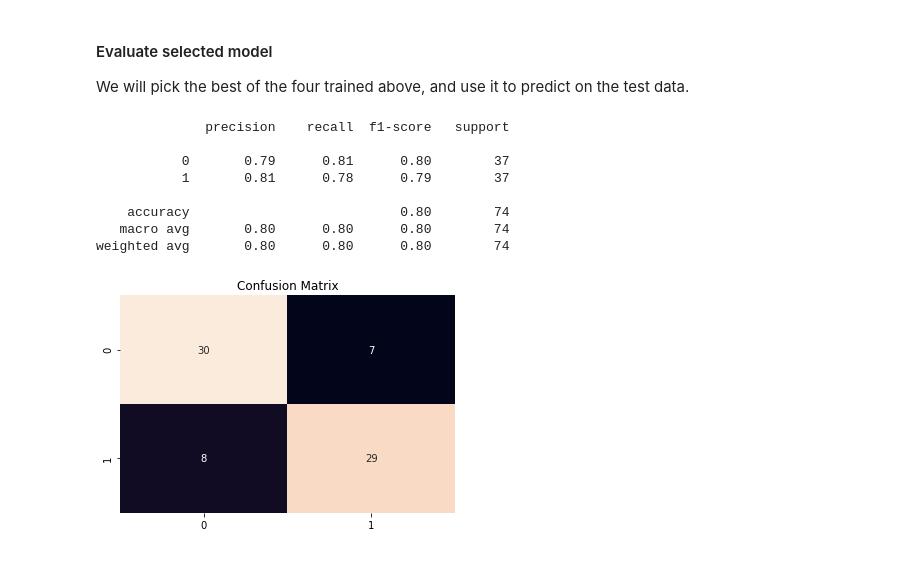
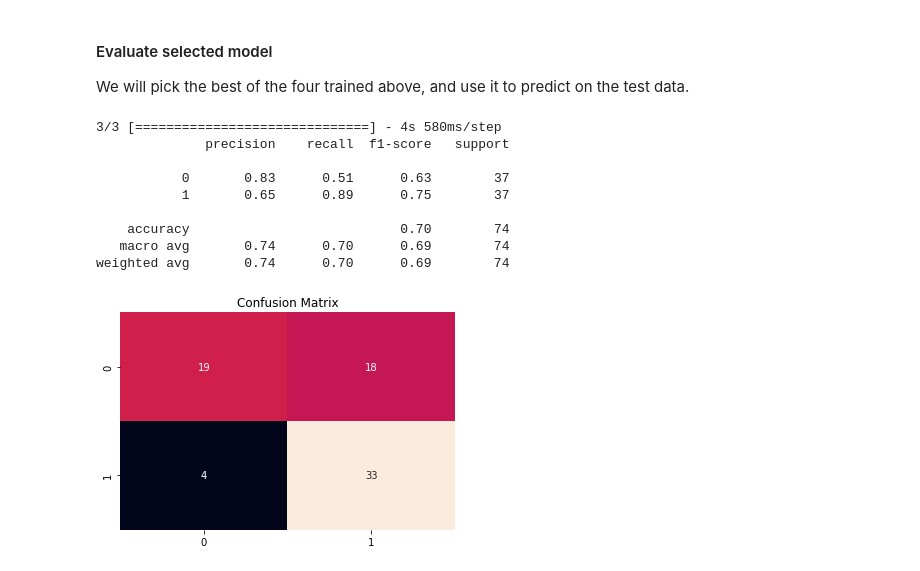
Before and after one commit to karencfisher/AI-Academy-ML-capstone, a Jupyter notebook: Project/time_reconstructed_BiLSTM.ipynb, the cells around one changed output. Cells and saved outputs as stored; diff of their text form; code cells hidden in the pictures.

```diff
--- a/Project/time_reconstructed_BiLSTM.ipynb
+++ b/Project/time_reconstructed_BiLSTM.ipynb
@@ -107,25 +152,26 @@ Epoch 2/10
 
 We will pick the best of the four trained above, and use it to predict on the test data.
 # %%
-model_path = os.path.join('./LSTM/results2', 'LSTM128.h5')
+model_path = os.path.join('/content/drive/MyDrive/LSTM', 'LSTM256.h5')
 clf = load_model(model_path, compile=False)
 
 pred = clf.predict(test_data).reshape(-1)
 pred = (pred > 0.5).astype(int)
 metrics = evaluate(test_labels, pred)
 
 print(classification_report(test_labels, pred))
 cm = confusion_matrix(test_labels, pred)
 sns.heatmap(cm, annot=True, fmt='d', cbar=False)
 plt.title('Confusion Matrix')
 plt.show()
 # %% [output]
+3/3 [==============================] - 4s 580ms/step
               precision    recall  f1-score   support
 
-           0       0.79      0.81      0.80        37
-           1       0.81      0.78      0.79        37
+           0       0.83      0.51      0.63        37
+           1       0.65      0.89      0.75        37
 
-    accuracy                           0.80        74
-   macro avg       0.80      0.80      0.80        74
-weighted avg       0.80      0.80      0.80        74
+    accuracy                           0.70        74
+   macro avg       0.74      0.70      0.69        74
+weighted avg       0.74      0.70      0.69        74
-[figure, old version]
+[figure, new version]
```
Also changed, not shown: parts of 4 cells of this notebook.
